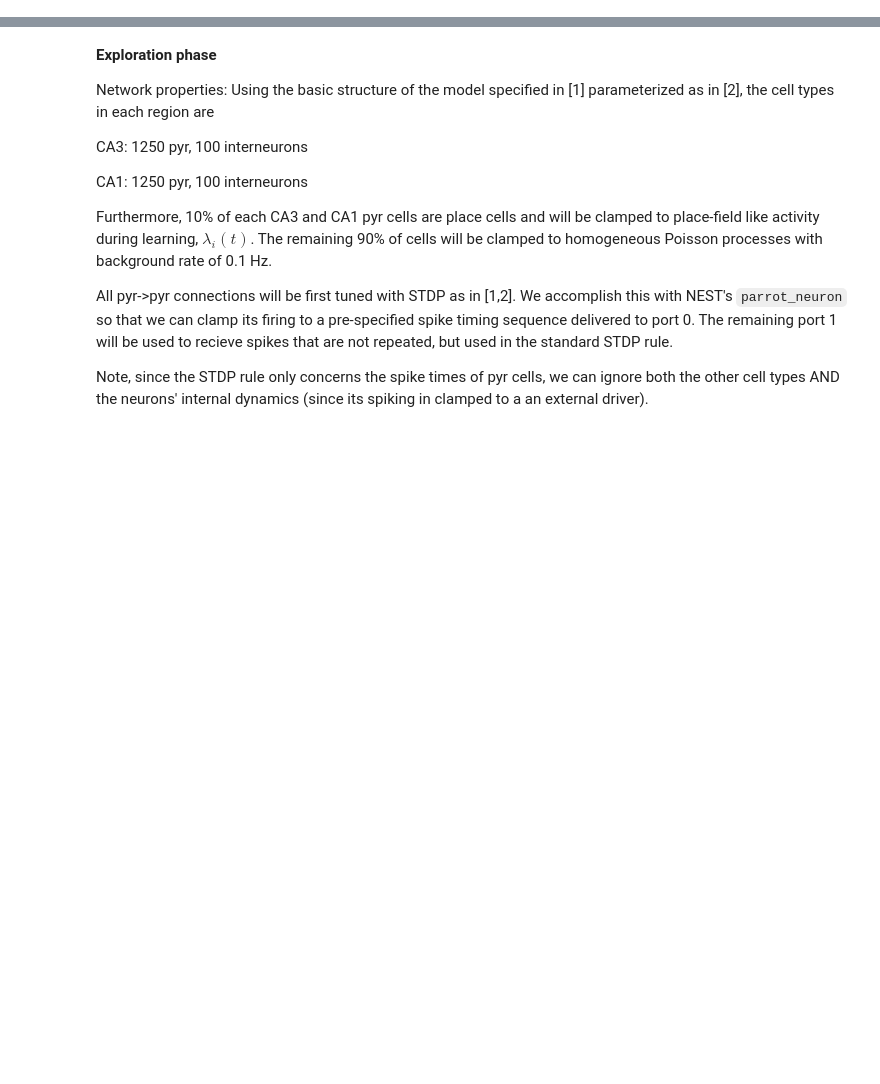
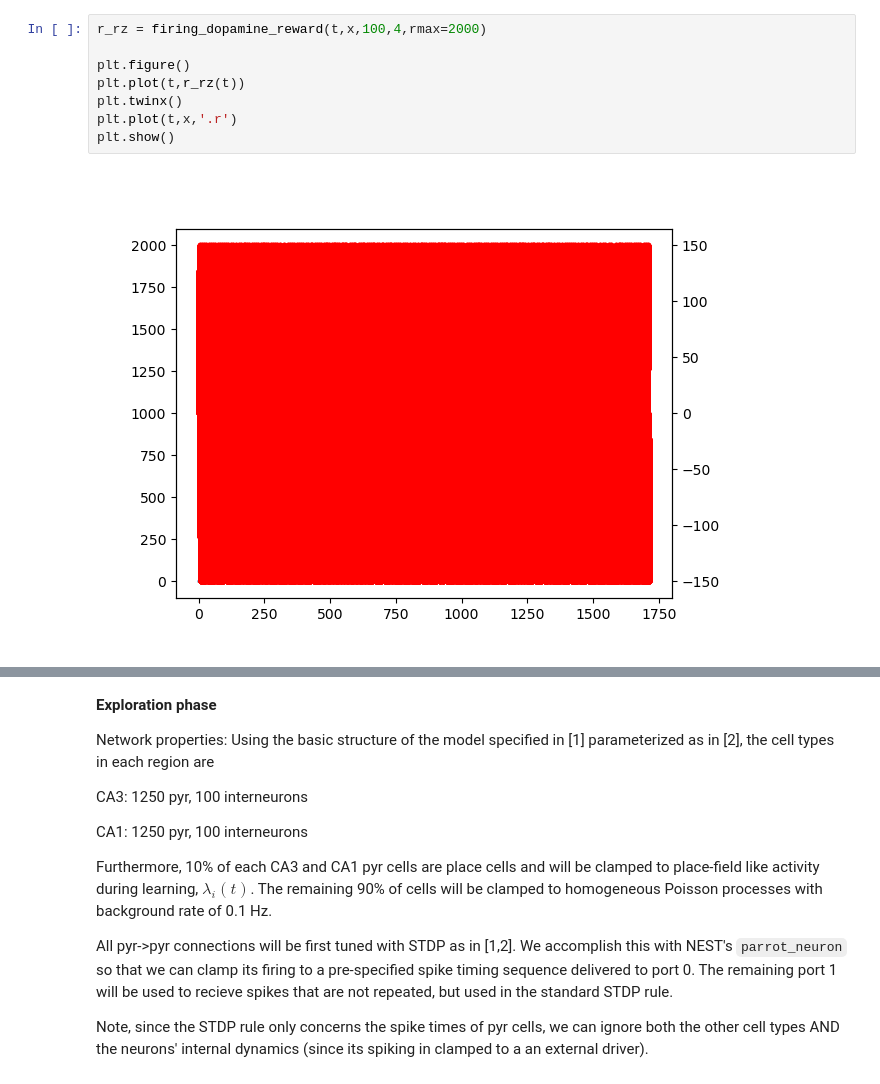
Before and after one commit to justidy1/IctalPlaceCell, a Jupyter notebook: explore_train_net.ipynb, the cells around one changed output, grey strips where cells are left out. Saved outputs shown, nothing was run; the diff lists cells and outputs as text; blank space fills up the shorter version.

```diff
--- a/explore_train_net.ipynb
+++ b/explore_train_net.ipynb
@@ -140,3 +135,13 @@ plt.show()
+# %%
+r_rz = firing_dopamine_reward(t,x,100,4,rmax=2000)
+
+plt.figure()
+plt.plot(t,r_rz(t))
+plt.twinx()
+plt.plot(t,x,'.r')
+plt.show()
+# %% [output]
+[figure, added]
 # %%
 def accept_reject_spike(t0,tmax,r,r_max=20):
     t_spike = []
```
Also changed, not shown: parts of 11 cells of this notebook, 4 other files.
